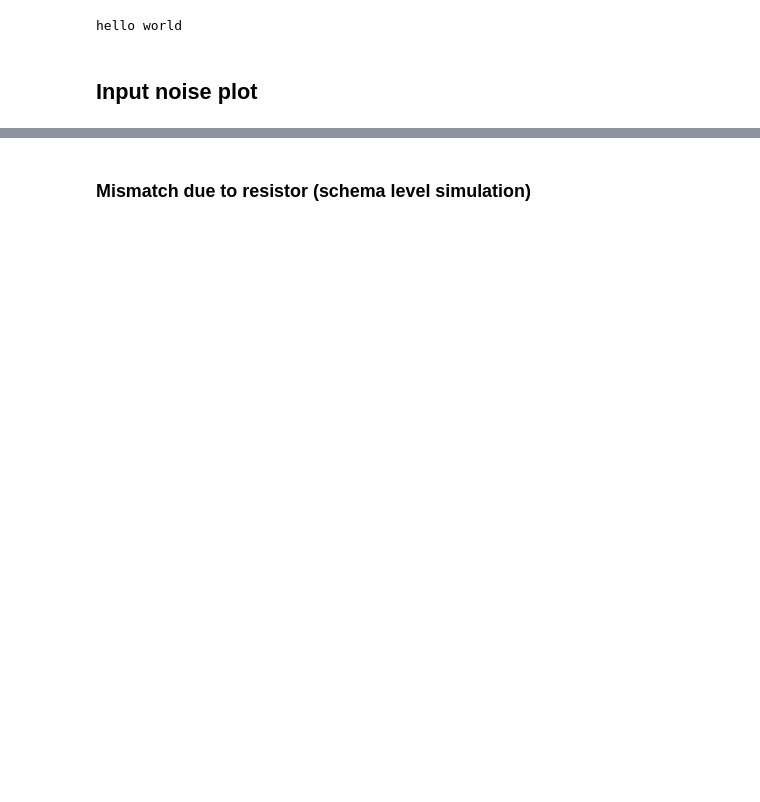
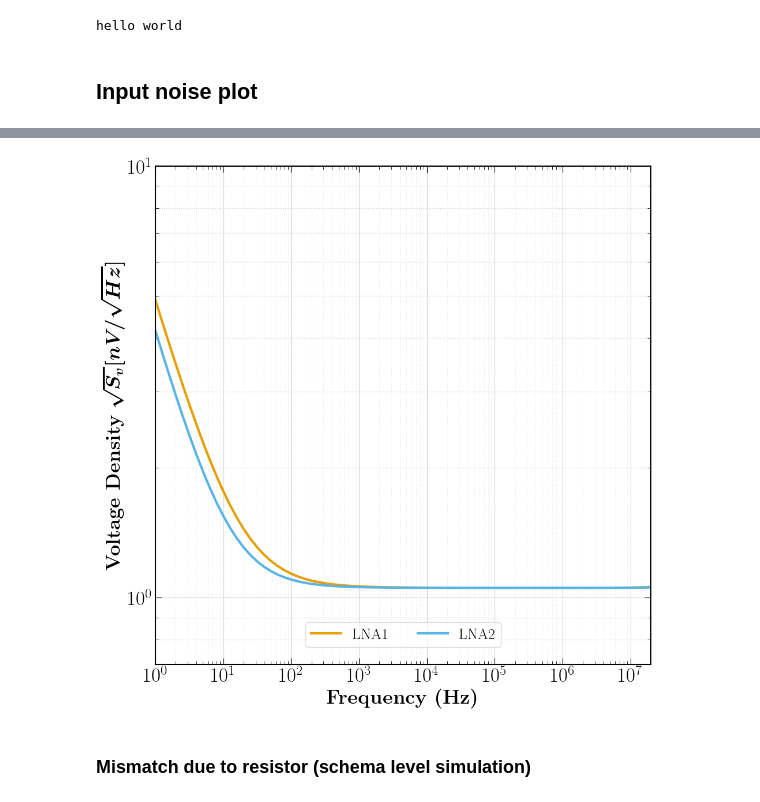
Before and after one commit to BaoTON1701/R-T_BiCMOS_run, a Jupyter notebook: code/Plot_results.ipynb, the cells around one changed output, grey strips where cells are left out. Saved outputs shown, nothing was run; the diff lists cells and outputs as text; code cells hidden in the pictures; blank space fills up the shorter version.

```diff
--- a/code/Plot_results.ipynb
+++ b/code/Plot_results.ipynb
@@ -148,3 +153,82 @@ plt.show()
+# %%
+
+# --- 2. Plot Setup ---
+fig, ax_left = plt.subplots(figsize=(10, 10))
+
+# Create the Twin Axis sharing the X axis
+# ax_right = ax_left.twinx()
+
+# --- 3. Plotting ---
+
+# Plot Left Axis Data (Voltage Density)
+# Note: We capture the plot objects (l1, l2) to use in the legend later
+l1 = ax_left.loglog(input_noise['f'], input_noise['LNA1']*1e9,
+                    label='LNA1', color=colors[1], lw=3)
+l2 = ax_left.loglog(input_noise['f'], input_noise['LNA2']*1e9,
+                    label='LNA2', color=colors[2], lw=3)
+
+# Plot Right Axis Data (Ratio)
+# ratio_color = 'black'
+# l3 = ax_right.loglog(input_noise['f'], input_noise['LNA1']/input_noise['LNA2'],
+                    #  linestyle='--', label='LNA1/LNA2', color=ratio_color, lw=2)
+
+# --- 4. Formatting ---
+
+# Global Settings
+# plt.title(r'\textbf{Input Referred Noise vs Frequency}', fontsize=25, pad=20)
+ax_left.grid(True, which='both', linestyle=':', linewidth=1, color='lightgray')
+ax_left.set_xlabel(r'\textbf{Frequency (Hz)}', fontsize=25)
+
+# Left Y-Axis Formatting
+ax_left.set_ylabel(r'\textbf{Voltage Density} $\boldsymbol{\sqrt{S_v} [nV/ \sqrt{Hz}]}$',
+                   fontsize=25)
+ax_left.tick_params(axis='both', which='major', labelsize=25)
+
+# # Right Y-Axis Formatting
+# ax_right.set_ylabel(r'\textbf{Ratio}', fontsize=20, color=ratio_color)
+# ax_right.tick_params(axis='y', labelsize=20, colors=ratio_color) # Color the ticks to match
+# ax_right.spines['right'].set_color(ratio_color) # Color the spine to match
+
+# --- 5. The Combined Legend ---
+# We gather handles (lines) and labels from both axes
+lines = l1 + l2  # Combine the lists of lines
+labels = [l.get_label() for l in lines] # Extract labels
+
+# Create one legend on the main axis
+ax_left.legend(lines, labels, loc='upper center', bbox_to_anchor=(0.5, 0.1),
+               fancybox=True, shadow=False, ncol=3, fontsize=18.5,
+               framealpha=0.7)
+
+# --- 6. Annotations (Explicit visual cues) ---
+
+# Annotation for Left Axis
+# ax_left.annotate(r'$\leftarrow$  PSD    ', xy=(0.03, 0.7), xycoords='axes fraction',
+#                  fontsize=16, fontweight='bold', color=colors[1],
+#                  bbox=dict(boxstyle="round,pad=0.3", fc="white", ec='black', alpha=0.8))
+
+# # Annotation for Right Axis
+# ax_right.annotate(r'Ratio $\rightarrow$', xy=(0.9, 0.15), xycoords='axes fraction',
+#                   fontsize=16, fontweight='bold', color=ratio_color,
+#                   bbox=dict(boxstyle="round,pad=0.3", fc="white", ec=ratio_color, alpha=0.8))
+
+# 1. Define the Locator
+# This tells matplotlib to place ticks at 2, 3, 4...9 for every decade
+minor_locator = LogLocator(base=10.0, subs=(0.2, 0.3, 0.4, 0.5, 0.6, 0.7, 0.8, 0.9), numticks=12)
+
+# 2. Apply it to the X-Axis
+ax_left.xaxis.set_minor_locator(minor_locator)
+
+# 3. Draw the Grids
+ax_left.grid(True, which='major', linestyle='-', linewidth=0.8, color='lightgray')
+ax_left.grid(True, which='minor', axis='x', linestyle=':', linewidth=0.5, color='lightgray', alpha=0.7)
+# Adjust x and y limits if necessary
+ax_left.set_xlim(1, 20e6)
+ax_left.set_ylim(7e-1,1e1)
+plt.tight_layout()
+plt.savefig(f"{plot_dir}/Input_Referred_Noise.png", dpi=300)
+plt.show()
+# %% [output]
+[figure, added]
 # %% [markdown]
 ### Mismatch due to resistor (schema level simulation)
 # %%
```
Also changed, not shown: parts of 8 cells of this notebook, 17 other files.
